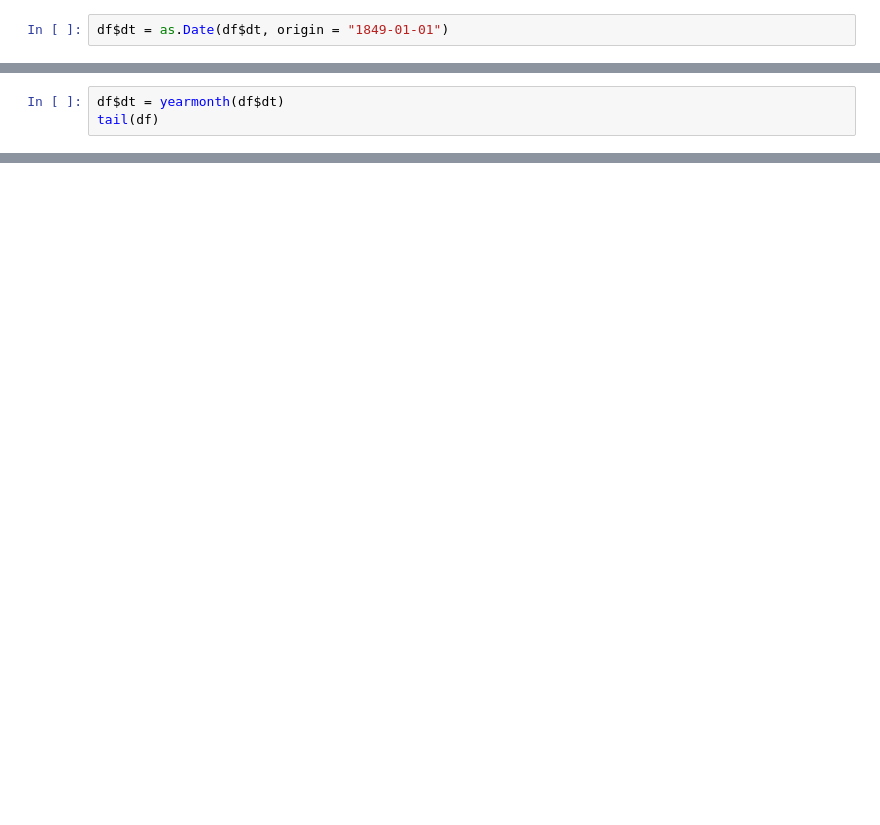
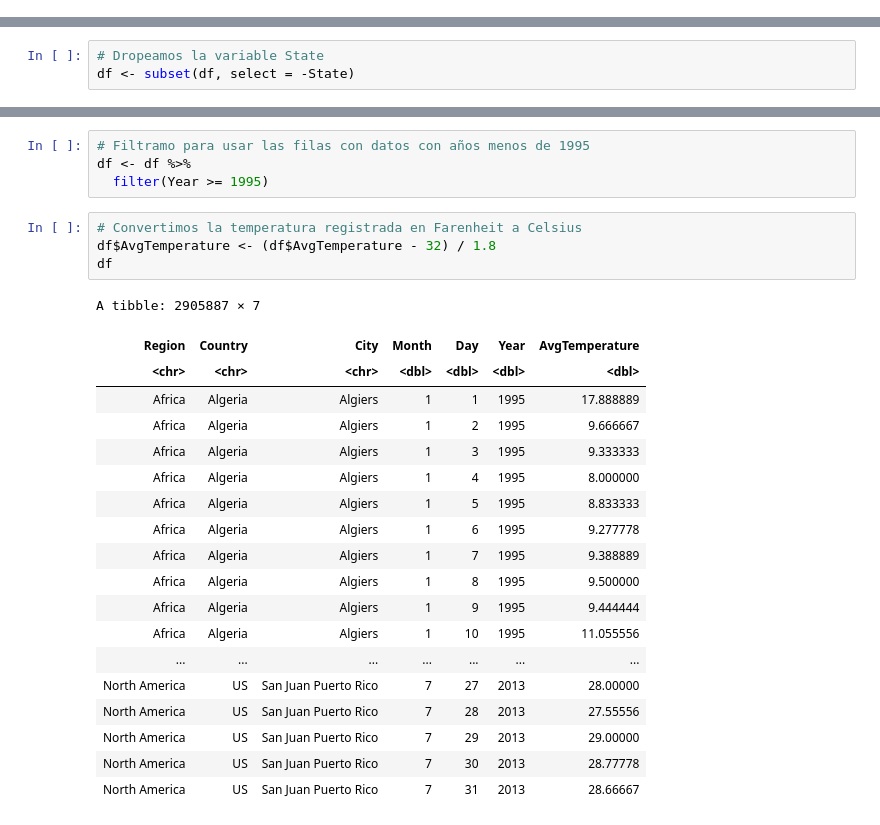
Before and after one commit to Diegocanales1/Series-de-Tiempo, a Jupyter notebook: Temperature.ipynb, the cells around one changed output, grey strips where cells are left out. Drawn from its saved outputs; the diff is of its cells as text; blank space fills up the shorter version.

```diff
--- a/Temperature.ipynb
+++ b/Temperature.ipynb
@@ -95,2 +63,0 @@ Warning message:
-# %%
-df$dt = as.Date(df$dt, origin = "1849-01-01")
@@ -100,3 +63,0 @@ library(lubridate)
-# %%
-df$dt = yearmonth(df$dt)
-tail(df)
@@ -188,0 +85,3 @@ ERROR: Error in model(., `Seasonal naive` = SNAIVE(AvgTemperature)): object 'tra
+# %%
+# Dropeamos la variable State
+df <- subset(df, select = -State)
@@ -188,0 +98,28 @@ ERROR: Error in model(., `Seasonal naive` = SNAIVE(AvgTemperature)): object 'tra
+# %%
+# Filtramo para usar las filas con datos con años menos de 1995
+df <- df %>%
+  filter(Year >= 1995)
+# %%
+# Convertimos la temperatura registrada en Farenheit a Celsius
+df$AvgTemperature <- (df$AvgTemperature - 32) / 1.8
+df
+# %% [output]
+A tibble: 2905887 × 7
+| Region | Country | City | Month | Day | Year | AvgTemperature |
+| <chr> | <chr> | <chr> | <dbl> | <dbl> | <dbl> | <dbl> |
+| Africa | Algeria | Algiers | 1 | 1 | 1995 | 17.888889 |
+| Africa | Algeria | Algiers | 1 | 2 | 1995 | 9.666667 |
+| Africa | Algeria | Algiers | 1 | 3 | 1995 | 9.333333 |
+| Africa | Algeria | Algiers | 1 | 4 | 1995 | 8.000000 |
+| Africa | Algeria | Algiers | 1 | 5 | 1995 | 8.833333 |
+| Africa | Algeria | Algiers | 1 | 6 | 1995 | 9.277778 |
+| Africa | Algeria | Algiers | 1 | 7 | 1995 | 9.388889 |
+| Africa | Algeria | Algiers | 1 | 8 | 1995 | 9.500000 |
+| Africa | Algeria | Algiers | 1 | 9 | 1995 | 9.444444 |
+| Africa | Algeria | Algiers | 1 | 10 | 1995 | 11.055556 |
+| ... | ... | ... | ... | ... | ... | ... |
+| North America | US | San Juan Puerto Rico | 7 | 27 | 2013 | 28.00000 |
+| North America | US | San Juan Puerto Rico | 7 | 28 | 2013 | 27.55556 |
+| North America | US | San Juan Puerto Rico | 7 | 29 | 2013 | 29.00000 |
+| North America | US | San Juan Puerto Rico | 7 | 30 | 2013 | 28.77778 |
+| North America | US | San Juan Puerto Rico | 7 | 31 | 2013 | 28.66667 |
```
Also changed, not shown: parts of 25 cells of this notebook.
